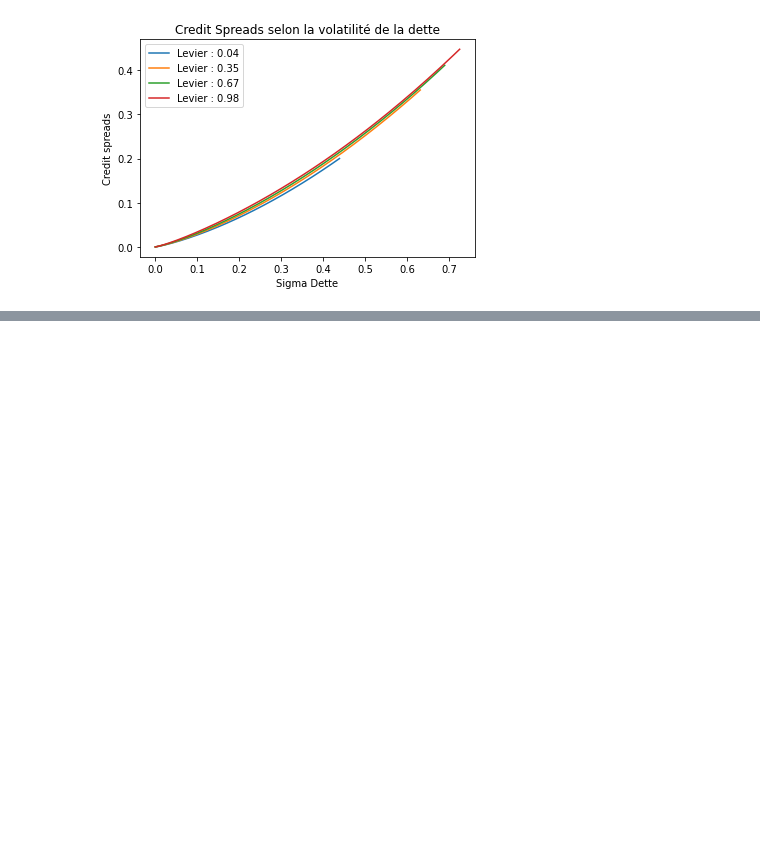
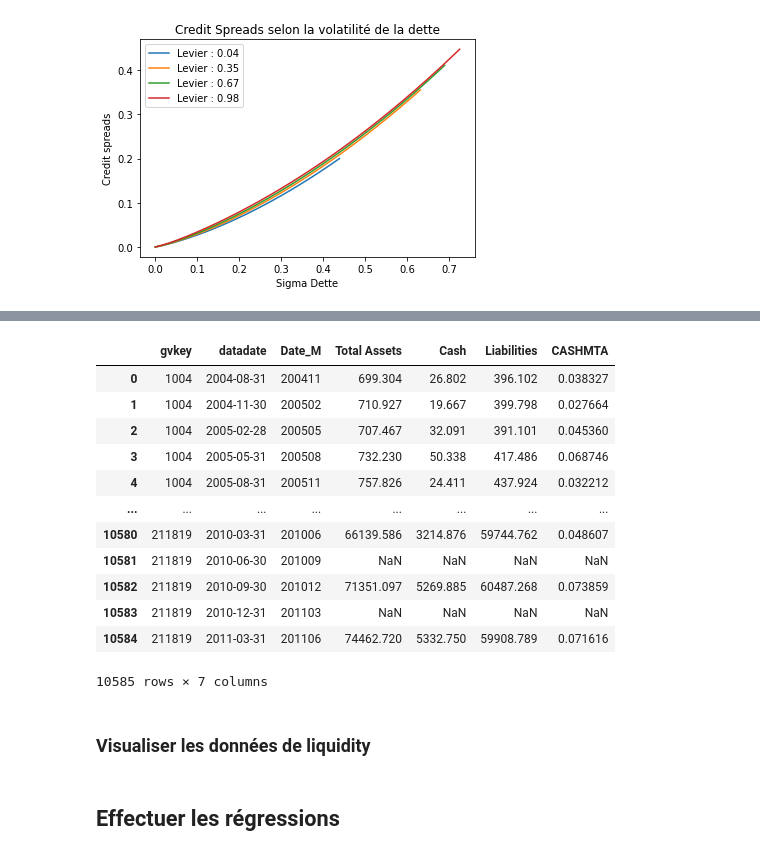
Before and after one commit to Damnsky100/Fixed-Income, a Jupyter notebook: TP/temp.ipynb, the cells around one changed output, grey strips where cells are left out. Cells and saved outputs as stored; diff of their text form; code cells hidden in the pictures; blank space fills up the shorter version.

```diff
--- a/TP/temp.ipynb
+++ b/TP/temp.ipynb
@@ -95,0 +204,30 @@ Text(0.5, 0, 'Sigma Dette')
+# %%
+# Importer Compustats data :
+campbell_fundamentals = pd.read_csv("/Users/sebastiencaron/Fixed-Income/TP/Compustat_Q2_2.csv")
+
+campbell_fundamentals["datadate"] = pd.to_datetime(campbell_fundamentals["datadate"])
+
+# Ajouter 2 mois et 1 jour à chaque date (Pour être certain que les données sont disponibles)
+campbell_fundamentals['Date_M'] = campbell_fundamentals['datadate'] + pd.DateOffset(days=1) + pd.DateOffset(months=2)
+campbell_fundamentals["Date_M"] = campbell_fundamentals["Date_M"].astype(str).str[:4] + campbell_fundamentals["Date_M"].astype(str).str[5:7]
+cols_to_keep = ["gvkey", "datadate", "Date_M", "atq", "cheq", "ltq"]
+colname = ["gvkey", "datadate", "Date_M", "Total Assets", "Cash", "Liabilities"]
+campbell_fundamentals = campbell_fundamentals[cols_to_keep]
+campbell_fundamentals.columns = colname
+
+campbell_fundamentals["CASHMTA"] = campbell_fundamentals["Cash"] / campbell_fundamentals["Total Assets"]
+campbell_fundamentals
+# %% [output]
+|  | gvkey | datadate | Date_M | Total Assets | Cash | Liabilities | CASHMTA |
+| 0 | 1004 | 2004-08-31 | 200411 | 699.304 | 26.802 | 396.102 | 0.038327 |
+| 1 | 1004 | 2004-11-30 | 200502 | 710.927 | 19.667 | 399.798 | 0.027664 |
+| 2 | 1004 | 2005-02-28 | 200505 | 707.467 | 32.091 | 391.101 | 0.045360 |
+| 3 | 1004 | 2005-05-31 | 200508 | 732.230 | 50.338 | 417.486 | 0.068746 |
+| 4 | 1004 | 2005-08-31 | 200511 | 757.826 | 24.411 | 437.924 | 0.032212 |
+| ... | ... | ... | ... | ... | ... | ... | ... |
+| 10580 | 211819 | 2010-03-31 | 201006 | 66139.586 | 3214.876 | 59744.762 | 0.048607 |
+| 10581 | 211819 | 2010-06-30 | 201009 | NaN | NaN | NaN | NaN |
+| 10582 | 211819 | 2010-09-30 | 201012 | 71351.097 | 5269.885 | 60487.268 | 0.073859 |
+| 10583 | 211819 | 2010-12-31 | 201103 | NaN | NaN | NaN | NaN |
+| 10584 | 211819 | 2011-03-31 | 201106 | 74462.720 | 5332.750 | 59908.789 | 0.071616 |
+10585 rows × 7 columns
@@ -95,0 +270,4 @@ Text(0.5, 0, 'Sigma Dette')
+# %% [markdown]
+### Visualiser les données de liquidity
+# %% [markdown]
+## Effectuer les régressions
```
Also changed, not shown: parts of 28 cells of this notebook, 4 other files.
